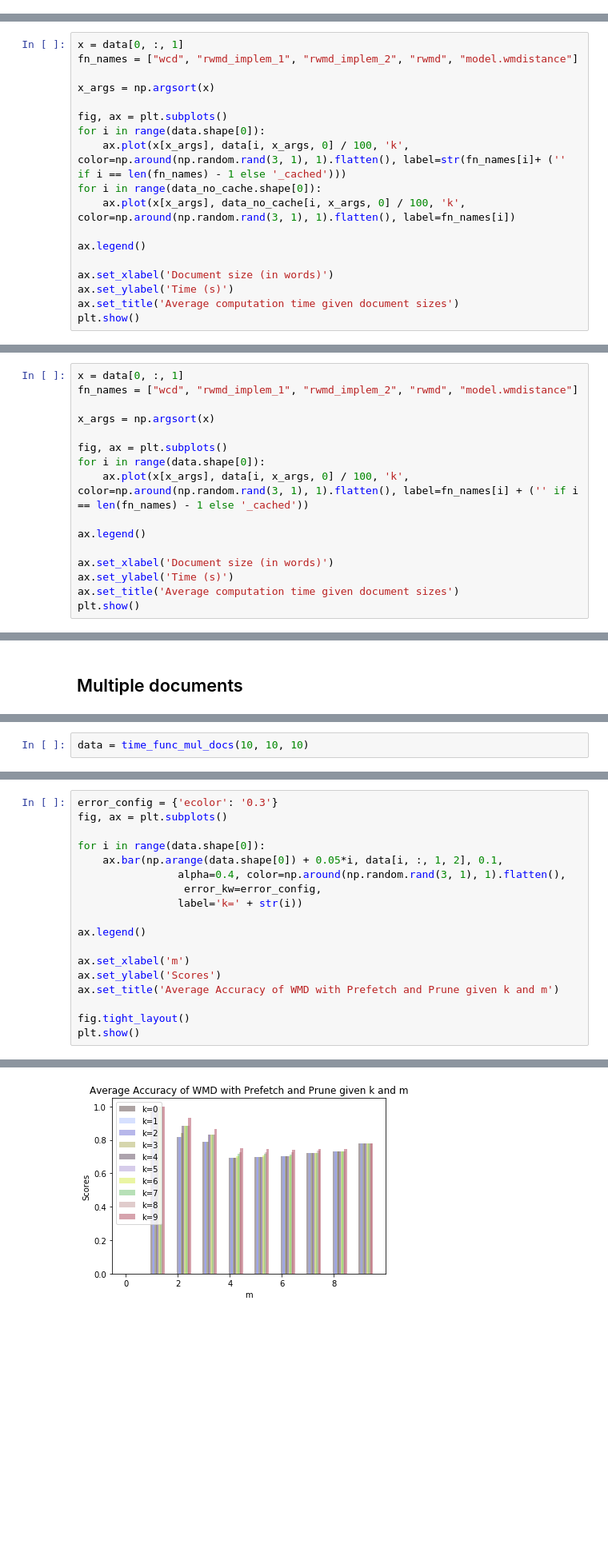
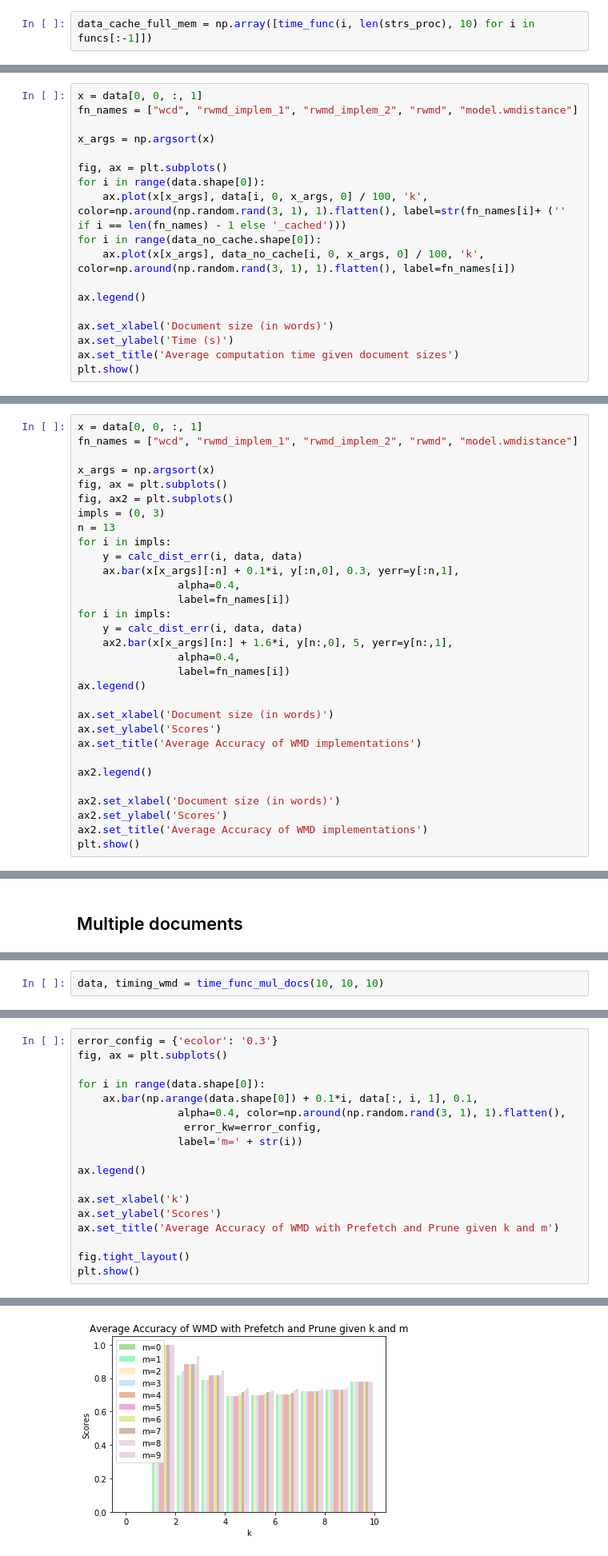
Before and after one commit to cpcdoy/WMD, a Jupyter notebook: Word Mover’s Distance.ipynb, the cells around one changed output, grey strips where cells are left out. Shown: that part at 80% size. Drawn from its saved outputs; the diff is of its cells as text; blank space fills up the shorter version.

Commit message:
Add: more detailed explanations of the whole notebook + ADd: better benchmark graphs

```diff
--- a/Word Mover’s Distance.ipynb
+++ b/Word Mover’s Distance.ipynb
@@ -556,0 +690,2 @@ data_no_cache = np.array([time_func(i, len(strs_proc), 100) for i in funcs[:-1]]
+# %%
+data_cache_full_mem = np.array([time_func(i, len(strs_proc), 10) for i in funcs[:-1]])
@@ -557,14 +771,14 @@ data_no_cache = np.array([time_func(i, len(strs_proc), 100) for i in funcs[:-1]]
 # %%
-x = data[0, :, 1]
+x = data[0, 0, :, 1]
 fn_names = ["wcd", "rwmd_implem_1", "rwmd_implem_2", "rwmd", "model.wmdistance"]
 
 x_args = np.argsort(x)
 
 fig, ax = plt.subplots()
 for i in range(data.shape[0]):
-    ax.plot(x[x_args], data[i, x_args, 0] / 100, 'k', color=np.around(np.random.rand(3, 1), 1).flatten(), label=str(fn_names[i]+ ('' if i == len(fn_names) - 1 else '_cached')))
+    ax.plot(x[x_args], data[i, 0, x_args, 0] / 100, 'k', color=np.around(np.random.rand(3, 1), 1).flatten(), label=str(fn_names[i]+ ('' if i == len(fn_names) - 1 else '_cached')))
 for i in range(data_no_cache.shape[0]):
-    ax.plot(x[x_args], data_no_cache[i, x_args, 0] / 100, 'k', color=np.around(np.random.rand(3, 1), 1).flatten(), label=fn_names[i])
+    ax.plot(x[x_args], data_no_cache[i, 0, x_args, 0] / 100, 'k', color=np.around(np.random.rand(3, 1), 1).flatten(), label=fn_names[i])
 
 ax.legend()
 
@@ -598,17 +829,32 @@ plt.show()
 # %%
-x = data[0, :, 1]
+x = data[0, 0, :, 1]
 fn_names = ["wcd", "rwmd_implem_1", "rwmd_implem_2", "rwmd", "model.wmdistance"]
 
 x_args = np.argsort(x)
-
 fig, ax = plt.subplots()
-for i in range(data.shape[0]):
-    ax.plot(x[x_args], data[i, x_args, 0] / 100, 'k', color=np.around(np.random.rand(3, 1), 1).flatten(), label=fn_names[i] + ('' if i == len(fn_names) - 1 else '_cached'))
-
+fig, ax2 = plt.subplots()
+impls = (0, 3)
+n = 13
+for i in impls:
+    y = calc_dist_err(i, data, data)
+    ax.bar(x[x_args][:n] + 0.1*i, y[:n,0], 0.3, yerr=y[:n,1],
+                alpha=0.4,
+                label=fn_names[i])
+for i in impls:
+    y = calc_dist_err(i, data, data)
+    ax2.bar(x[x_args][n:] + 1.6*i, y[n:,0], 5, yerr=y[n:,1],
+                alpha=0.4,
+                label=fn_names[i])
 ax.legend()
 
 ax.set_xlabel('Document size (in words)')
-ax.set_ylabel('Time (s)')
-ax.set_title('Average computation time given document sizes')
+ax.set_ylabel('Scores')
+ax.set_title('Average Accuracy of WMD implementations')
+
+ax2.legend()
+
+ax2.set_xlabel('Document size (in words)')
+ax2.set_ylabel('Scores')
+ax2.set_title('Average Accuracy of WMD implementations')
 plt.show()
 # %% [output]
@@ -672,3 +913,3 @@ def time_func_mul_docs(k_max=3, m_max=3, nb_iter=10):
 # %%
-data = time_func_mul_docs(10, 10, 10)
+data, timing_wmd = time_func_mul_docs(10, 10, 10)
 # %% [output]
@@ -694,14 +939,14 @@ error_config = {'ecolor': '0.3'}
 fig, ax = plt.subplots()
 
 for i in range(data.shape[0]):
-    ax.bar(np.arange(data.shape[0]) + 0.05*i, data[i, :, 1, 2], 0.1,
+    ax.bar(np.arange(data.shape[0]) + 0.1*i, data[:, i, 1], 0.1,
                 alpha=0.4, color=np.around(np.random.rand(3, 1), 1).flatten(),
                  error_kw=error_config,
-                label='k=' + str(i))
+                label='m=' + str(i))
 
 ax.legend()
 
-ax.set_xlabel('m')
+ax.set_xlabel('k')
 ax.set_ylabel('Scores')
 ax.set_title('Average Accuracy of WMD with Prefetch and Prune given k and m')
 
@@ -713 +956 @@ plt.show()
-[figure, old version]
+[figure, new version]
```
Also changed, not shown: parts of 110 cells of this notebook.
